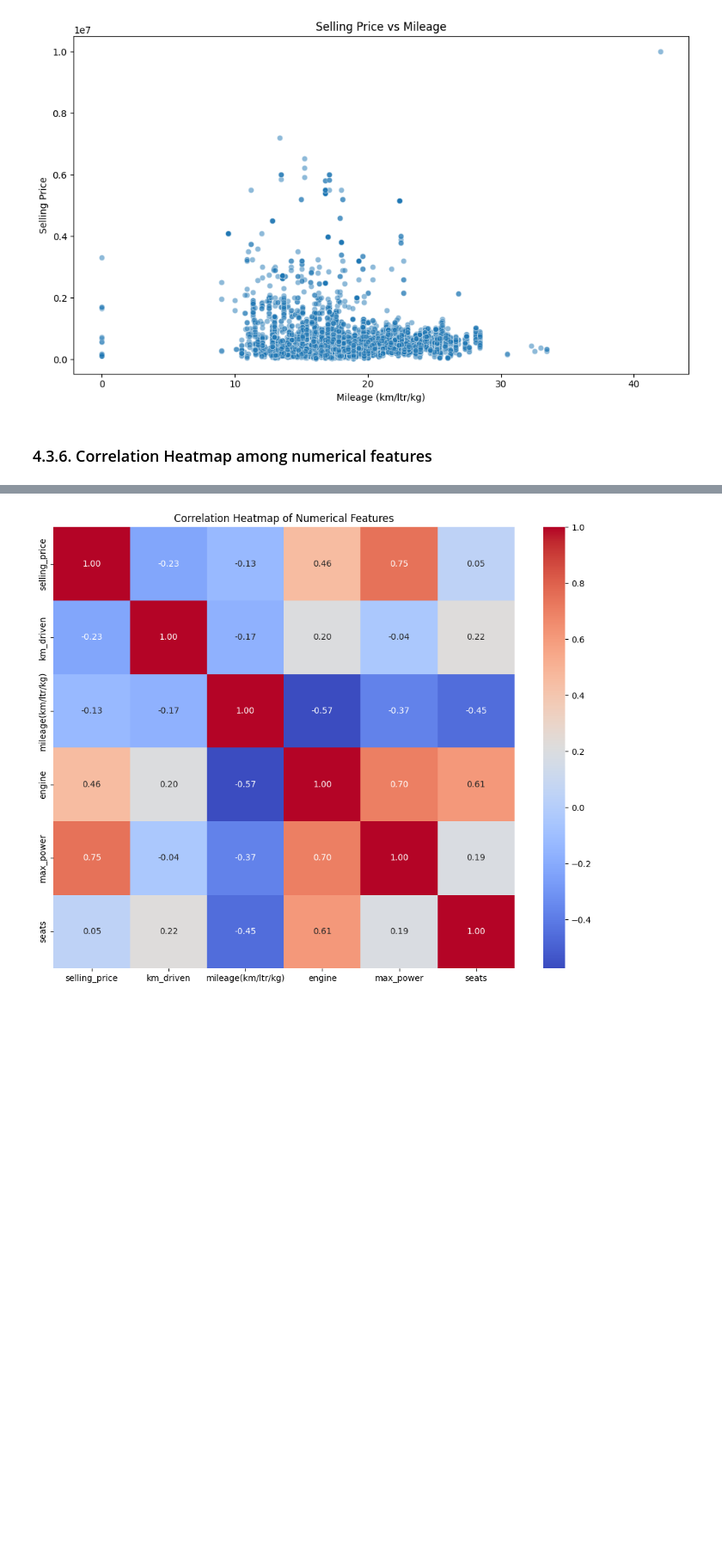
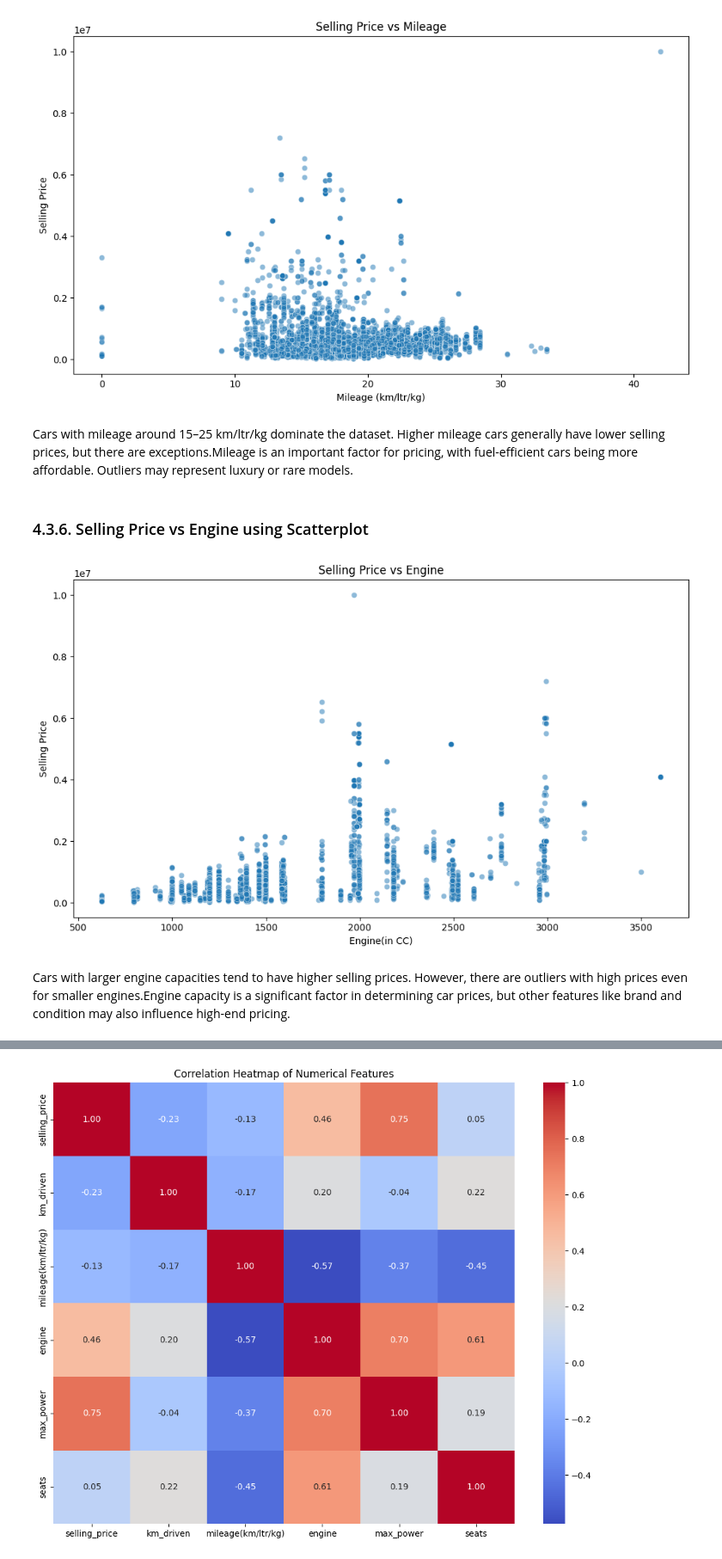
Before and after one commit to sameershrestha00/Car_Price_Prediction, a Jupyter notebook: car_selling_prediction.ipynb, the cells around one changed output, grey strips where cells are left out. Shown at 86% size. Cells and saved outputs as stored; diff of their text form; code cells hidden in the pictures; blank space fills up the shorter version.

```diff
--- a/car_selling_prediction.ipynb
+++ b/car_selling_prediction.ipynb
@@ -354,5 +389,19 @@ plt.tight_layout()
 plt.show()
 # %% [output]
 [figure]
+# %% [markdown]
+Cars with mileage around 15–25 km/ltr/kg dominate the dataset. Higher mileage cars generally have lower selling prices, but there are exceptions.Mileage is an important factor for pricing, with fuel-efficient cars being more affordable. Outliers may represent luxury or rare models.
 # %% [markdown]
-### 4.3.6. Correlation Heatmap among numerical features
+### 4.3.6. Selling Price vs Engine using Scatterplot
+# %%
+plt.figure(figsize=(10, 6))
+sns.scatterplot(x='engine', y='selling_price', data=df, alpha=0.5)
+plt.title('Selling Price vs Engine')
+plt.xlabel('Engine(in CC)')
+plt.ylabel('Selling Price')
+plt.tight_layout()
+plt.show()
+# %% [output]
+[figure, added]
+# %% [markdown]
+Cars with larger engine capacities tend to have higher selling prices. However, there are outliers with high prices even for smaller engines.Engine capacity is a significant factor in determining car prices, but other features like brand and condition may also influence high-end pricing.
```
Also changed, not shown: parts of 43 cells of this notebook, 1 other file.
